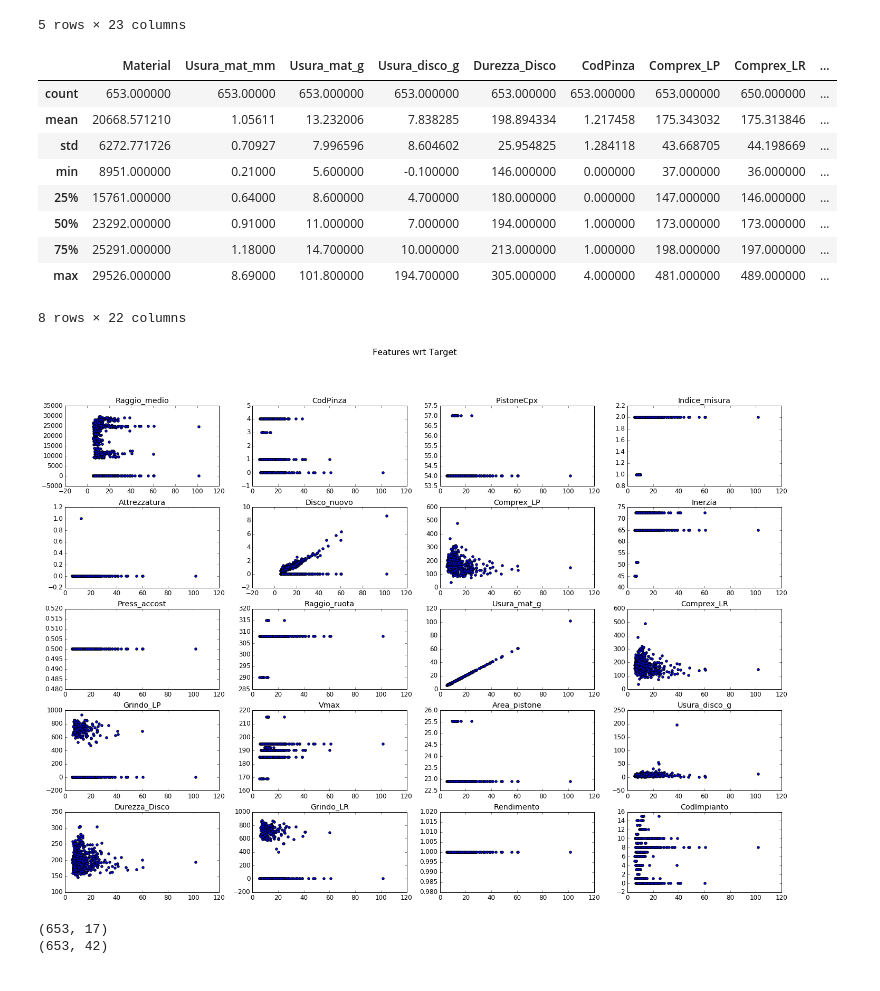
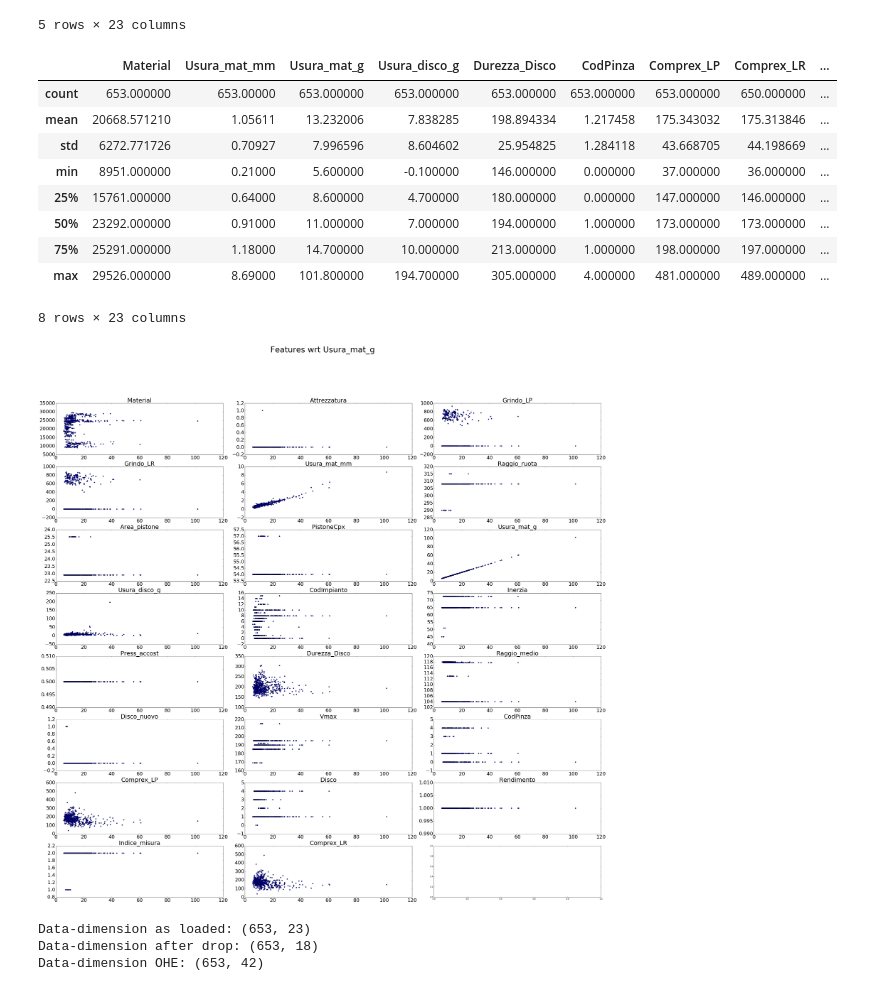
Before and after one commit to Piccettino/VarGroup-hackaton-may2017, a Jupyter notebook: Exploration_prove.ipynb, the cells around one changed output. Drawn from its saved outputs; the diff is of its cells as text; code cells hidden in the pictures.

```diff
--- a/Exploration_prove.ipynb
+++ b/Exploration_prove.ipynb
@@ -12,6 +12,11 @@ import pandas as pd
 # The code was removed by DSX for sharing.
 # %%
 df_data_1 = pd.read_csv(get_object_storage_file_with_credentials_a860223228054eadb78455bad5266913('ITTProject', 'prove.csv'), sep=";")
+
+df_data_11 = df_data_1.copy()
+df_data_1["Disco"] = df_data_1["Disco"].astype("category")
+cat_columns = df_data_1.select_dtypes(["category"]).columns
+df_data_1[cat_columns] = df_data_1[cat_columns].apply(lambda x: x.cat.codes)
 df_data_1.head()
 # %% [output]
 |  | Material | Usura_mat_mm | Usura_mat_g | Usura_disco_g | Durezza_Disco | CodPinza | Comprex_LP | Comprex_LR | ... |
@@ -33,22 +38,22 @@ df_data_1.describe()
 | 50% | 23292.000000 | 0.91000 | 11.000000 | 7.000000 | 194.000000 | 1.000000 | 173.000000 | 173.000000 | ... |
 | 75% | 25291.000000 | 1.18000 | 14.700000 | 10.000000 | 213.000000 | 1.000000 | 198.000000 | 197.000000 | ... |
 | max | 29526.000000 | 8.69000 | 101.800000 | 194.700000 | 305.000000 | 4.000000 | 481.000000 | 489.000000 | ... |
-8 rows × 22 columns
+8 rows × 23 columns
 # %%
-fig, axarr = plt.subplots(5, 4,figsize=(20, 15))
-fig.suptitle("Features wrt Target", fontsize=16)
+fig, axarr = plt.subplots(8, 3,figsize=(40, 40))
+fig.suptitle("Features wrt Usura_mat_g", fontsize=40)
 
 for index,col in enumerate(df_data_1.columns):
-    if col != "Disco":
-        i = index%5
-        j = index%4
-        axarr[i,j].scatter(df_data_1['Usura_mat_g'], df_data_1[col])
-        axarr[i,j].set_title(col)
+    i = index%8
+    j = index%3
+    axarr[i,j].scatter(df_data_1['Usura_mat_g'], df_data_1[col])
+    axarr[i,j].set_title(col, size=30)
+    axarr[i,j].tick_params(labelsize=25)
 
 fig.tight_layout()
 fig.subplots_adjust(top=0.88)
 
 plt.show()
 # %% [output]
-[figure, old version]
+[figure, new version]
 # %%
@@ -64,9 +67,11 @@ df_data_2 = pd.get_dummies(df_data_1, columns=["CodPinza","Indice_misura","Attre
-# %%
-print df_data_1.shape
-print df_data_2.shape
-# %% [output]
-(653, 17)
-(653, 42)
+# %%
+print "Data-dimension as loaded: " + str(df_data_1.shape)
+print "Data-dimension after drop: " + str(df_data_11.shape)
+print "Data-dimension OHE: " + str(df_data_2.shape)
+# %% [output]
+Data-dimension as loaded: (653, 23)
+Data-dimension after drop: (653, 18)
+Data-dimension OHE: (653, 42)
 # %%
 df_data_2.head()
 # %% [output]
```
Also changed, not shown: parts of 8 cells of this notebook.
